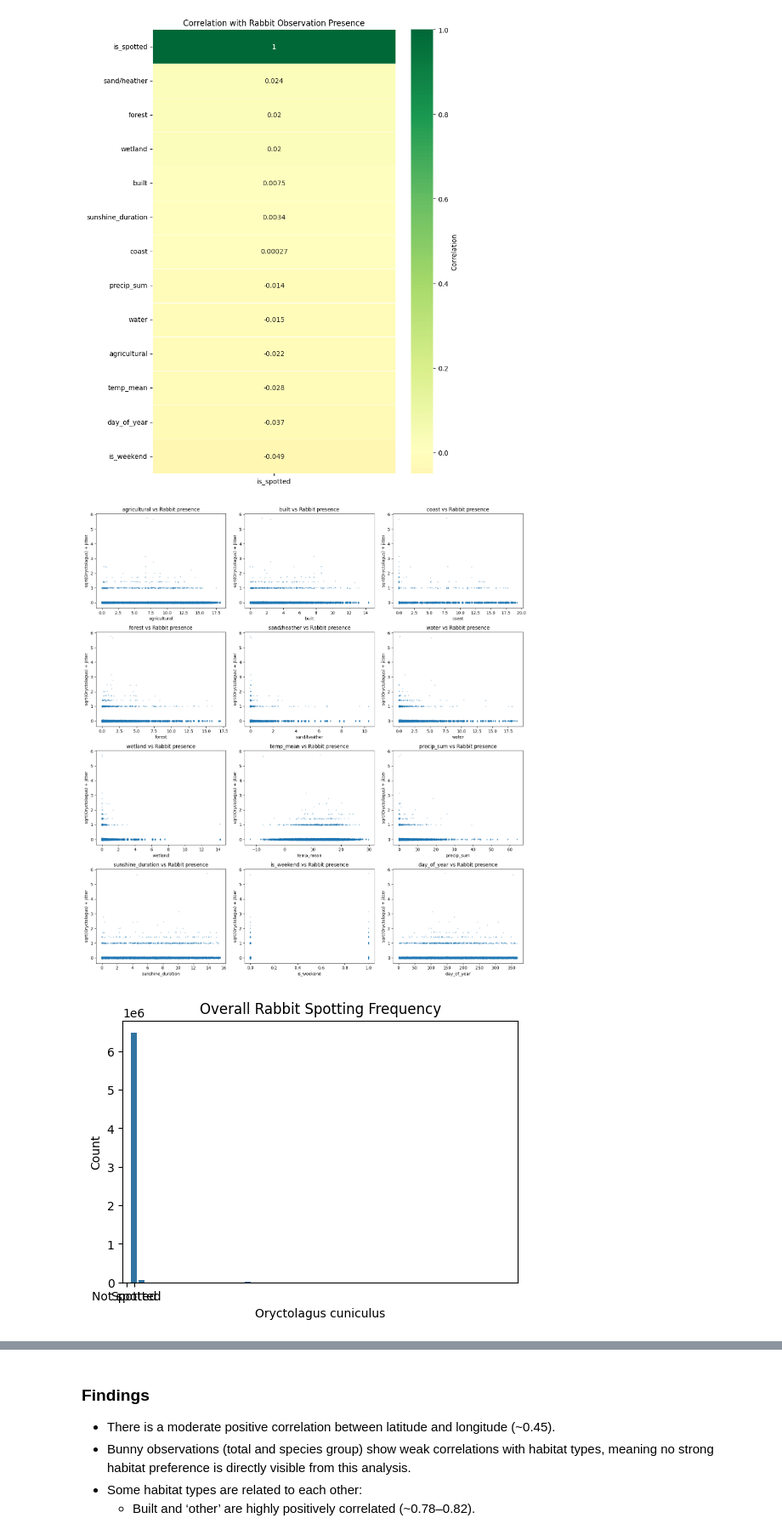
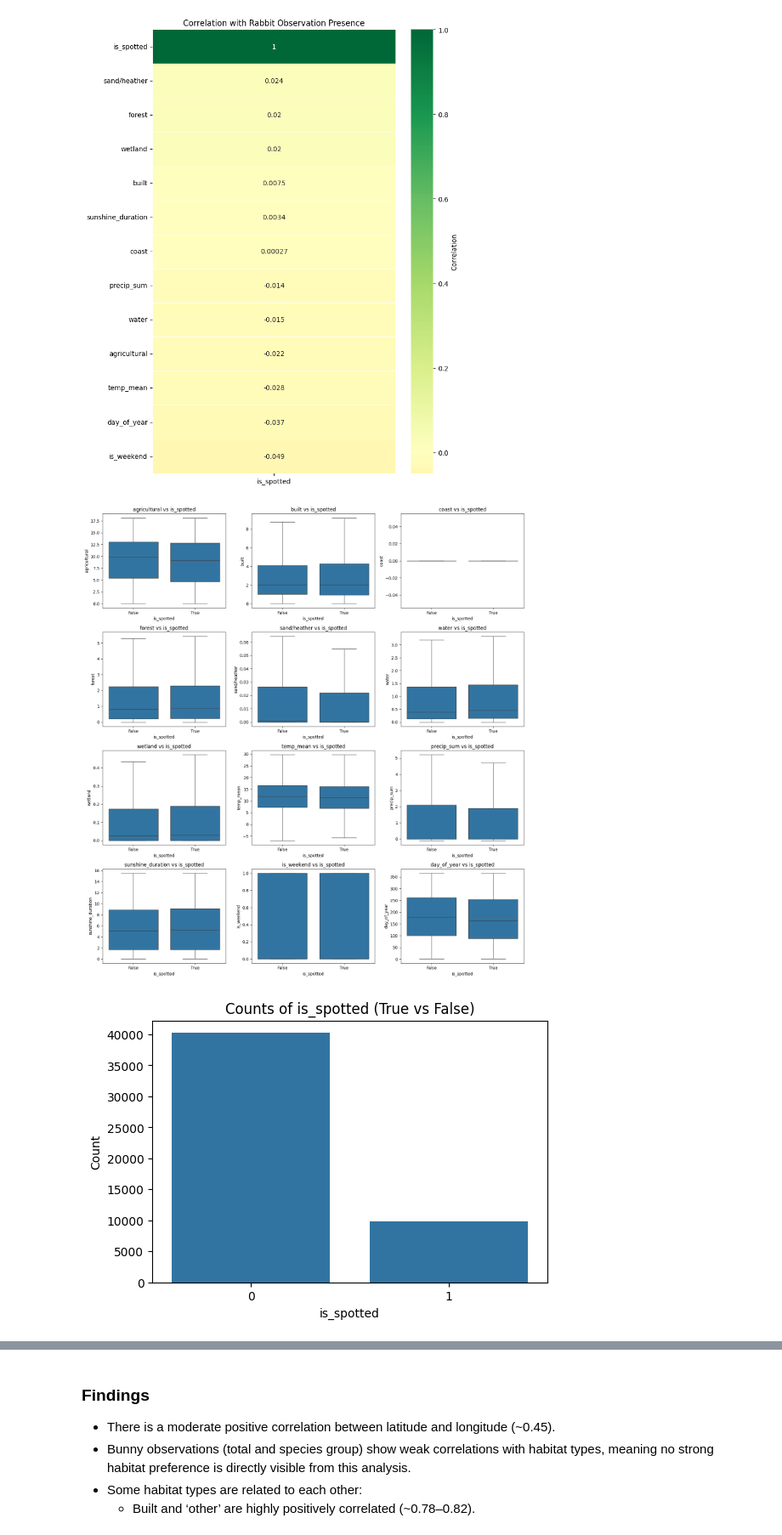
Before and after one commit to Sannebeast/Rabbitions, a Jupyter notebook: notebooks/project.ipynb, the cells around one changed output, grey strips where cells are left out. Shown at 85% size. Drawn from its saved outputs; the diff is of its cells as text; code cells hidden in the pictures.

Commit message:
graphs updated

```diff
--- a/notebooks/project.ipynb
+++ b/notebooks/project.ipynb
@@ -344,6 +344,11 @@ plt.show()
 # %% [output]
 [figure]
 # %%
+import pandas as pd
+import numpy as np
+import matplotlib.pyplot as plt
+import seaborn as sns
+
 features = [
     'agricultural', 'built', 'coast', 'forest',
     'sand/heather', 'water', 'wetland',
@@ -351,64 +356,58 @@ features = [
     'is_weekend', 'day_of_year'
 ]
 
-target = 'Oryctolagus cuniculus'
+target = 'is_spotted'
 
 # -----------------------------
-# 1. Clean + sample (VERY IMPORTANT)
+# Clean data
 # -----------------------------
-df_plot = df[[target] + features].replace("unknown", pd.NA)
-df_plot = df_plot.apply(pd.to_numeric, errors='coerce').dropna()
+df_plot = df[[target] + features].copy()
 
+df_plot = df_plot.replace("unknown", pd.NA)
+df_plot = df_plot.apply(pd.to_numeric, errors='coerce')
+
+df_plot = df_plot.dropna()
+
+# Sample for speed
 df_plot = df_plot.sample(50000, random_state=42)
 
 # -----------------------------
-# 2. transform target (fix flat line issue)
-# -----------------------------
-df_plot[target] = np.sqrt(df_plot[target])
-
-# add jitter to reveal overlap
-df_plot[target] += np.random.normal(0, 0.02, size=len(df_plot))
-
-# -----------------------------
-# 3. scatter plots
+# Plot settings
 # -----------------------------
 n_cols = 3
 n_rows = (len(features) + n_cols - 1) // n_cols
 
 plt.figure(figsize=(15, n_rows * 4))
 
+# -----------------------------
+# Boxplots
+# -----------------------------
 for i, col in enumerate(features, 1):
+
     plt.subplot(n_rows, n_cols, i)
 
-    plt.scatter(
-        df_plot[col],
-        df_plot[target],
-        alpha=0.3,
-        s=2
+    sns.boxplot(
+        x=target,
+        y=col,
+        data=df_plot,
+        showfliers=False
     )
 
-    plt.xlabel(col)
-    plt.ylabel("sqrt(Oryctolagus) + jitter")
-    plt.title(f"{col} vs Rabbit presence")
+    plt.title(f"{col} vs is_spotted")
 
 plt.tight_layout()
 plt.show()
 # %% [output]
-[figure, old version]
+[figure, new version]
 # %%
-counts = df["Oryctolagus cuniculus"].value_counts().sort_index()
-
 plt.figure(figsize=(6,4))
 
-sns.barplot(
-    x=counts.index,
-    y=counts.values
-)
+sns.countplot(x='is_spotted', data=df_plot)
 
-plt.xticks([0,1], ["Not spotted", "Spotted"])
-plt.ylabel("Count")
-plt.title("Overall Rabbit Spotting Frequency")
+plt.title('Counts of is_spotted (True vs False)')
+plt.xlabel('is_spotted')
+plt.ylabel('Count')
 
 plt.show()
 # %% [output]
-[figure, old version]
+[figure, new version]
```
Also changed, not shown: parts of 1 cell of this notebook.
